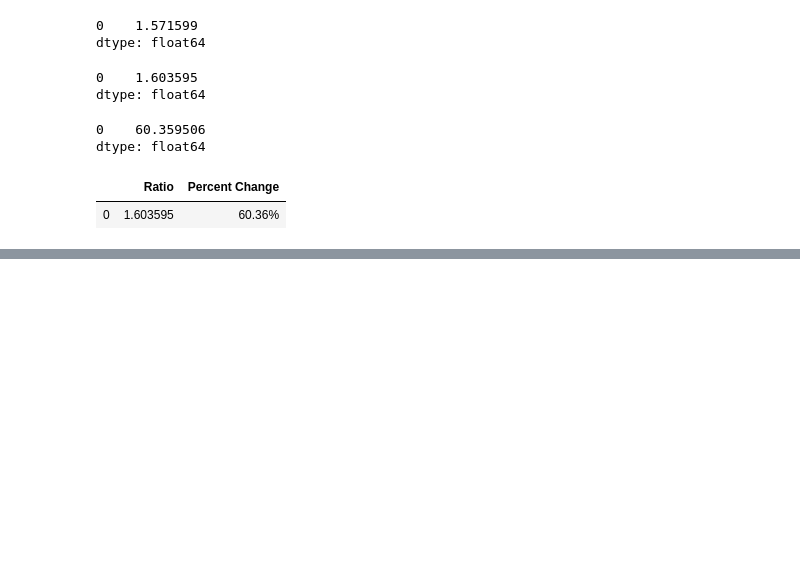
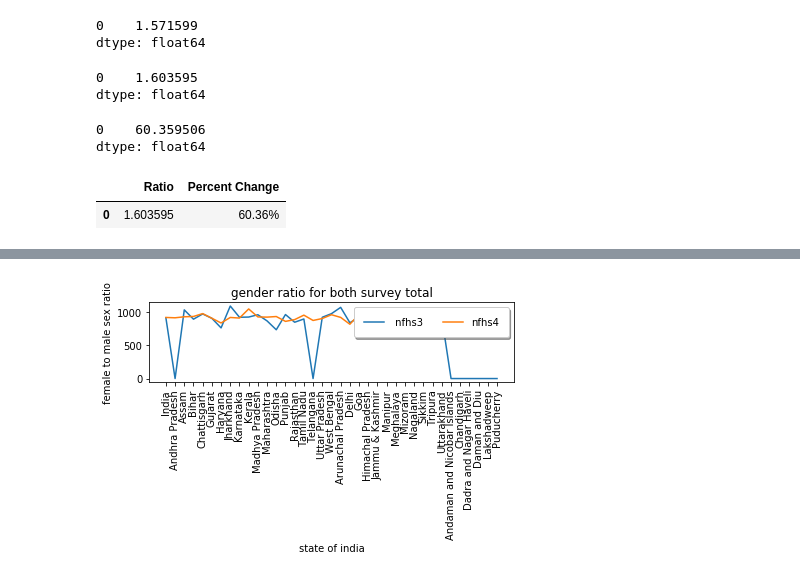
Before and after one commit to narayanan-nithya/Group_Project_Nutritional_Analysis_Of_Children_Under_Age_5, a Jupyter notebook: Nutritional_Data_Analysis.ipynb, the cells around one changed output, grey strips where cells are left out. Cells and saved outputs as stored; diff of their text form; code cells hidden in the pictures; blank space fills up the shorter version.

Commit message:
plots by aparna still to be edited further

```diff
--- a/Nutritional_Data_Analysis.ipynb
+++ b/Nutritional_Data_Analysis.ipynb
@@ -447,0 +342,17 @@ Female_Gender_NFHS3_NFHS4.head(50)
+# %%
+#ADDING NEWLY CREATED COLUMNS TO the main dataframe
+
+
+
+Survey_NFHS3.loc[:,'underfed'] = Survey_NFHS3_Under_Fed_Children
+Survey_NFHS3.loc[:,'adequatefed'] = Survey_NFHS3_Well_Fed_Children
+
+
+Survey_NFHS4_rural.loc[:,'underfed']  = Survey_NFHS4_Rural_Under_Fed_Children
+Survey_NFHS4_rural.loc[:,'adequatefed'] = Survey_NFHS4_Rural_Well_Fed_Children
+
+Survey_NFHS4_urban.loc[:,'underfed'] = Survey_NFHS4_Urban_Under_Fed_Children
+Survey_NFHS4_urban.loc[:,'adequatefed'] =Survey_NFHS4_Urban_Well_Fed_Children
+
+Survey_NFHS4_total.loc[:,'underfed'] = Survey_NFHS4_Total_Under_Fed_Children
+Survey_NFHS4_total.loc[:,'adequatefed'] = Survey_NFHS4_Total_Well_Fed_Children
@@ -447,0 +391,25 @@ Female_Gender_NFHS3_NFHS4.head(50)
+# %%
+#plot a bar graph of gender ratio of total nfhs3 and 4
+
+
+
+
+# Set x axis and tick locations
+x_axis = np.arange(len(Survey_NFHS3['state']))
+tick_locations = [value for value in x_axis]
+
+
+gender_chart = Female_Gender_NFHS3_NFHS4.plot(x='state',y=['Gender_Aged_5years(Females per 1000 Males)NFHS3','Gender_Aged_5years(Females per 1000 Males)NFHS4'],kind="line", title="gender ratio for both survey total")
+gender_chart.set_xlabel("state of india")
+gender_chart.set_ylabel("female to male sex ratio")
+
+plt.xticks(tick_locations, Survey_NFHS3['state'], rotation="vertical")
+#fig.set_size_inches(1000, 290, forward=True)
+#plt.savefig("/Images/genderratioplotofsurveystotal.png")
+Gender = [ ' nfhs3','nfhs4']
+plt.legend(Gender, loc="upper right",fancybox=True, framealpha=1, shadow=True, borderpad=1, ncol=2)
+plt.tight_layout()
+
+plt.show()
+# %% [output]
+[figure, added]
```
Also changed, not shown: parts of 22 cells of this notebook, 1 other file.
